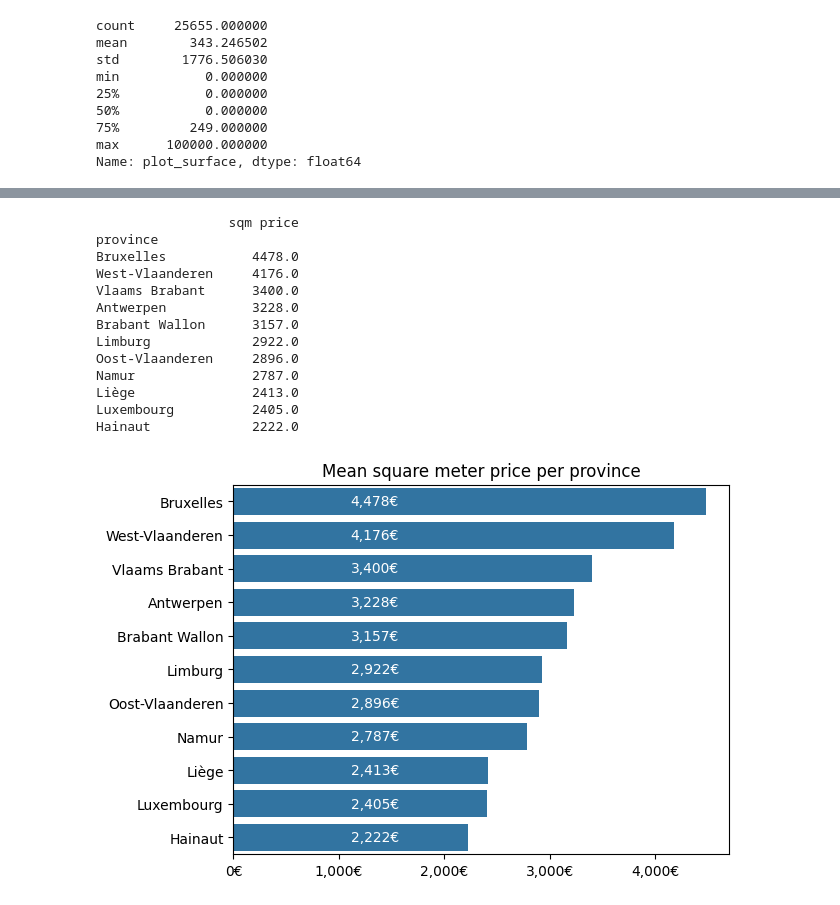
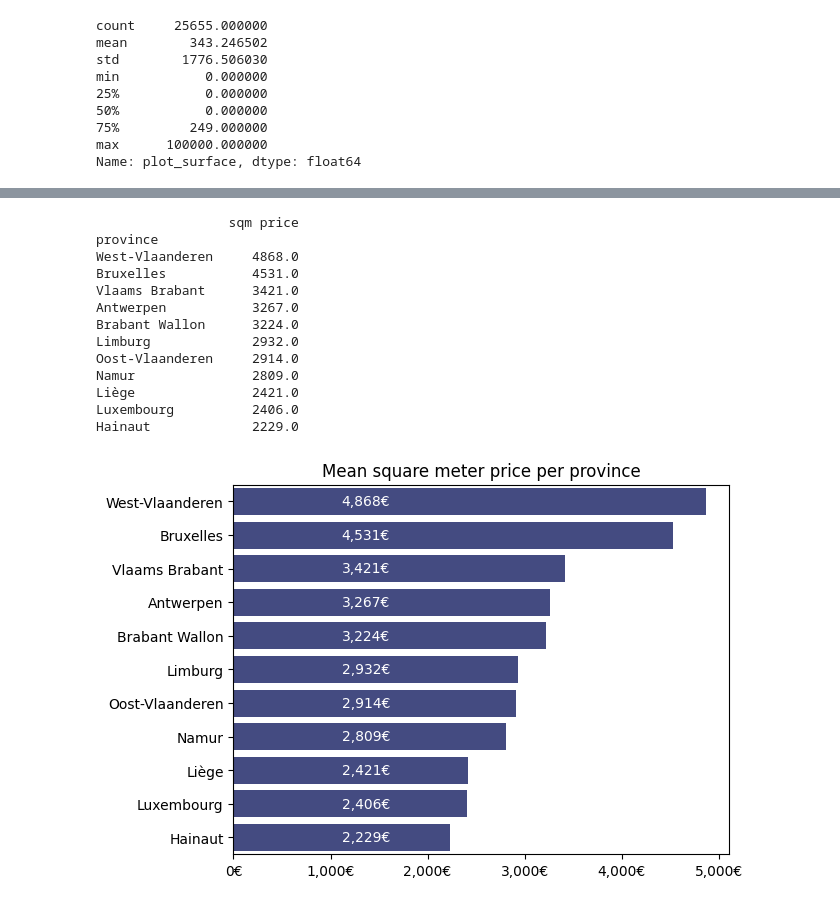
Before and after one commit to Alkszo/immo_eliza_analysis, a Jupyter notebook: notebooks/Alek-notebook.ipynb, the cells around one changed output, grey strips where cells are left out. Cells and saved outputs as stored; diff of their text form; code cells hidden in the pictures.

```diff
--- a/notebooks/Alek-notebook.ipynb
+++ b/notebooks/Alek-notebook.ipynb
@@ -126,7 +140,7 @@ min           0.000000
 max      100000.000000
 Name: plot_surface, dtype: float64
 # %%
-df_ppsm = df_bounded
+df_ppsm = df
 df_ppsm['price_per_sm'] = df_ppsm['price'] / df_ppsm['living_area']
 
 df_ppsm.head()
@@ -171,5 +182,5 @@ Index(['Bruxelles', 'Vlaams Brabant', 'West-Vlaanderen', 'Brabant Wallon',
 # %%
-g1 = sns.barplot(data=to_graf_mean_province_price , x='price', y='province',)
+g1 = sns.barplot(data=to_graf_mean_province_price , x='price', y='province', color='#3a438b')
 g1.set(xlabel=None)
 g1.set(ylabel=None)
 plt.title('Mean properties price per province')
@@ -217,6 +226,0 @@ to_graf_mean_province_price_ptype.head(40)
-# %%
-for x in (to_graf_mean_province_price_ptype['price'].tolist()):
-    print(x)
-value_list =
-
-print(len((to_graf_mean_province_price_ptype['price'].tolist())))
@@ -266,30 +253,30 @@ print(to_graf_mean_province_sqm_price.head(40))
 # %% [output]
                  sqm price
 province
-Bruxelles           4478.0
-West-Vlaanderen     4176.0
-Vlaams Brabant      3400.0
-Antwerpen           3228.0
-Brabant Wallon      3157.0
-Limburg             2922.0
-Oost-Vlaanderen     2896.0
-Namur               2787.0
-Liège               2413.0
-Luxembourg          2405.0
-Hainaut             2222.0
+West-Vlaanderen     4868.0
+Bruxelles           4531.0
+Vlaams Brabant      3421.0
+Antwerpen           3267.0
+Brabant Wallon      3224.0
+Limburg             2932.0
+Oost-Vlaanderen     2914.0
+Namur               2809.0
+Liège               2421.0
+Luxembourg          2406.0
+Hainaut             2229.0
 # %%
-g3 = sns.barplot(data=to_graf_mean_province_sqm_price , x='sqm price', y='province',)
+g3 = sns.barplot(data=to_graf_mean_province_sqm_price , x='sqm price', y='province', color='#3a438b')
 g3.set(xlabel=None)
 g3.set(ylabel=None)
 plt.title('Mean square meter price per province')
 ticks = g3.get_xticks()
 xlabels = ['{:,.0f}'.format(x) + '€' for x in ticks]
 g3.set_xticklabels(xlabels)
 
 for i, v in enumerate(to_graf_mean_province_sqm_price['sqm price']):
     g3.text(to_graf_mean_province_sqm_price['sqm price'][-1]/2, i, str('{:,.0f}'.format(v) + '€'), va='center', color='w')
 # %% [output]
-[figure, old version]
+[figure, new version]
 # %%
 to_graf_mean_province_sqm_price_ptype = df_ppsm.groupby(['province', 'type_of_property']).price_per_sm.mean().round().to_frame()
 
```
Also changed, not shown: parts of 12 cells of this notebook, 1 other file.
